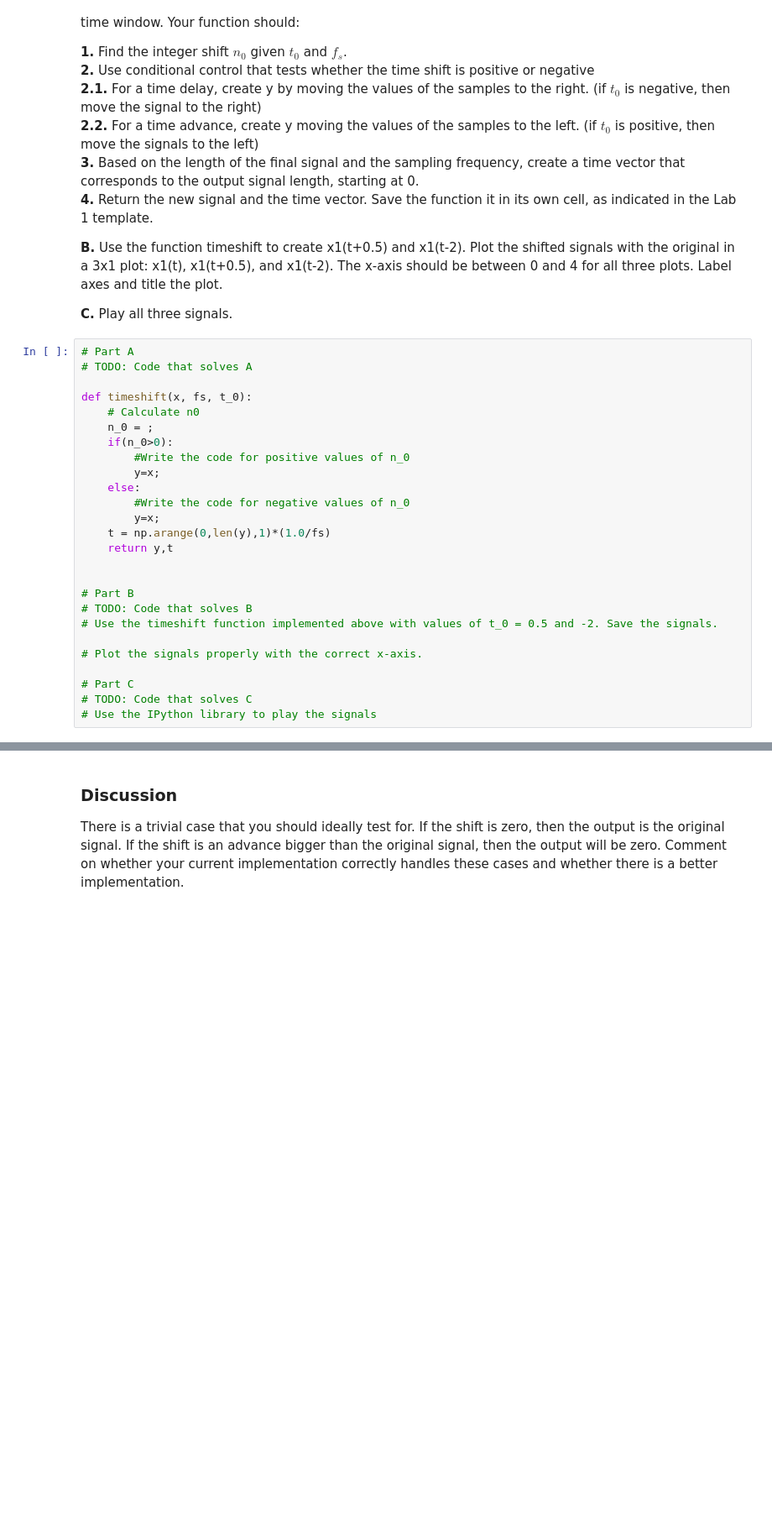
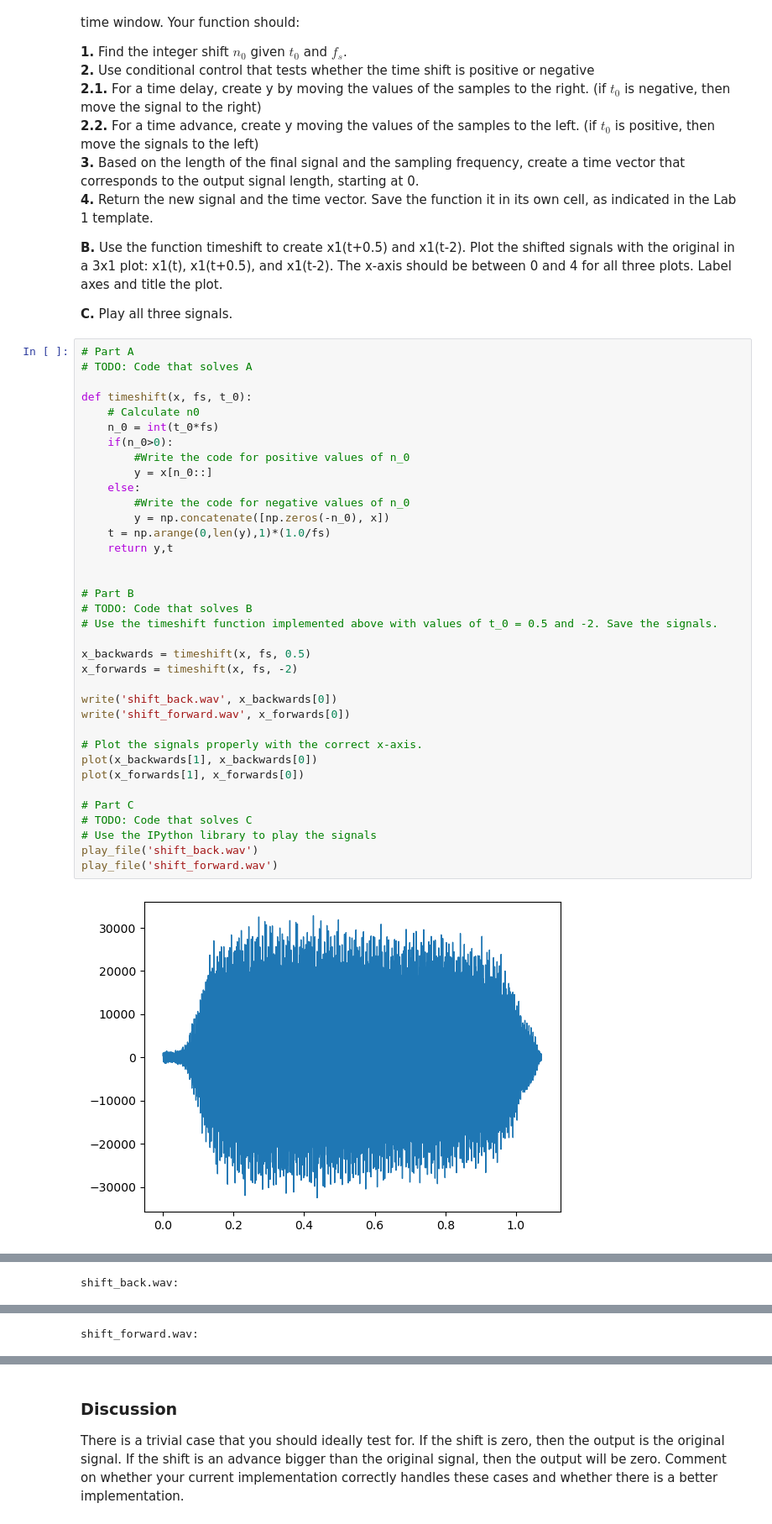
Before and after one commit to pie474/EE242Labs, a Jupyter notebook: 1b/EE242_Lab1b.ipynb, the cells around one changed output, grey strips where cells are left out. Shown at 84% size. Drawn from its saved outputs; the diff is of its cells as text; blank space fills up the shorter version.

```diff
--- a/1b/EE242_Lab1b.ipynb
+++ b/1b/EE242_Lab1b.ipynb
@@ -103,26 +142,38 @@ We will now implement and test a timeshift function. This assignment will have f
 # %%
 # Part A
 # TODO: Code that solves A
 
 def timeshift(x, fs, t_0):
     # Calculate n0
-    n_0 = ;
+    n_0 = int(t_0*fs)
     if(n_0>0):
         #Write the code for positive values of n_0
-        y=x;
+        y = x[n_0::]
     else:
         #Write the code for negative values of n_0
-        y=x;
+        y = np.concatenate([np.zeros(-n_0), x])
     t = np.arange(0,len(y),1)*(1.0/fs)
     return y,t
 
 
 # Part B
 # TODO: Code that solves B
 # Use the timeshift function implemented above with values of t_0 = 0.5 and -2. Save the signals.
 
+x_backwards = timeshift(x, fs, 0.5)
+x_forwards = timeshift(x, fs, -2)
+
+write('shift_back.wav', x_backwards[0])
+write('shift_forward.wav', x_forwards[0])
+
 # Plot the signals properly with the correct x-axis.
+plot(x_backwards[1], x_backwards[0])
+plot(x_forwards[1], x_forwards[0])
 
 # Part C
 # TODO: Code that solves C
 # Use the IPython library to play the signals
+play_file('shift_back.wav')
+play_file('shift_forward.wav')
+# %% [output]
+[figure, added]
@@ -128,0 +181 @@ def timeshift(x, fs, t_0):
+shift_back.wav:
@@ -128,0 +183 @@ def timeshift(x, fs, t_0):
+shift_forward.wav:
```
Also changed, not shown: parts of 4 cells of this notebook.
